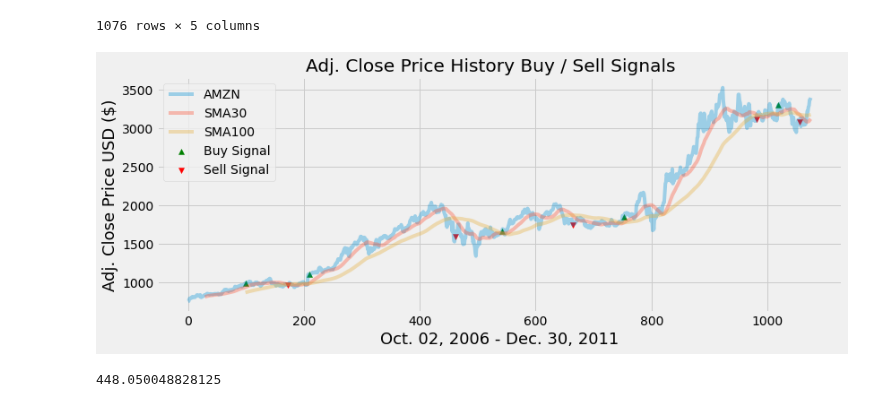
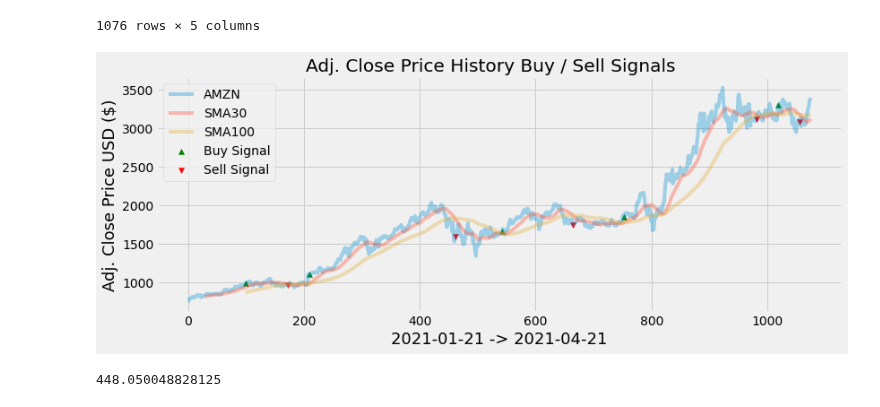
Before and after one commit to xanasa14/Finances, a Jupyter notebook: BuySell.ipynb, the cells around one changed output. Saved outputs shown, nothing was run; the diff lists cells and outputs as text; code cells hidden in the pictures.

```diff
--- a/BuySell.ipynb
+++ b/BuySell.ipynb
@@ -184,25 +184,25 @@ signal
 # %%
 # Visually Show The Stock buy and sell signals
 # Create the title
 title = 'Adj. Close Price History Buy / Sell Signals   '
 #Get the stocks
 my_stocks = signal
 ticker = 'AMZN'
 
 #Create and plot the graph
 plt.figure(figsize=(12.2,4.5)) #width = 12.2in, height = 4.5
 plt.scatter(my_stocks.index, my_stocks['Buy_Signal_Price'], color = 'green', label='Buy Signal', marker = '^', alpha = 1)
 plt.scatter(my_stocks.index, my_stocks['Sell_Signal_Price'], color = 'red', label='Sell Signal', marker = 'v', alpha = 1)
 plt.plot( my_stocks[ticker],  label=ticker, alpha = 0.35)#plt.plot( X-Axis , Y-Axis, line_width, alpha_for_blending,  label)
 plt.plot( my_stocks['SMA30'],  label='SMA30', alpha = 0.35)
 plt.plot( my_stocks['SMA100'],  label='SMA100', alpha = 0.35)
 plt.title(title)
-plt.xlabel('Oct. 02, 2006 - Dec. 30, 2011',fontsize=18)
+plt.xlabel(startDate + " -> " + endDate,fontsize=18)
 plt.ylabel('Adj. Close Price USD ($)',fontsize=18)
 plt.legend( loc='upper left')
 plt.show()
 # %% [output]
-[figure, old version]
+[figure, new version]
 # %%
 def buy_and_sell(stock_price):
     max_profit_val, current_max_val = 0, 0
```
